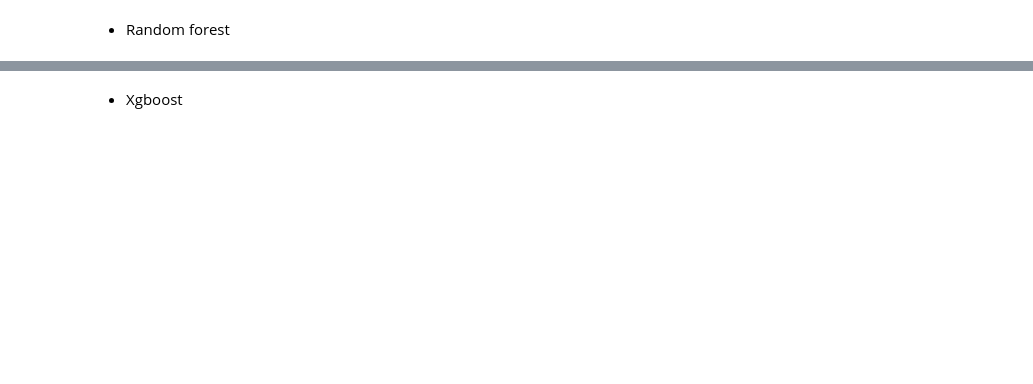
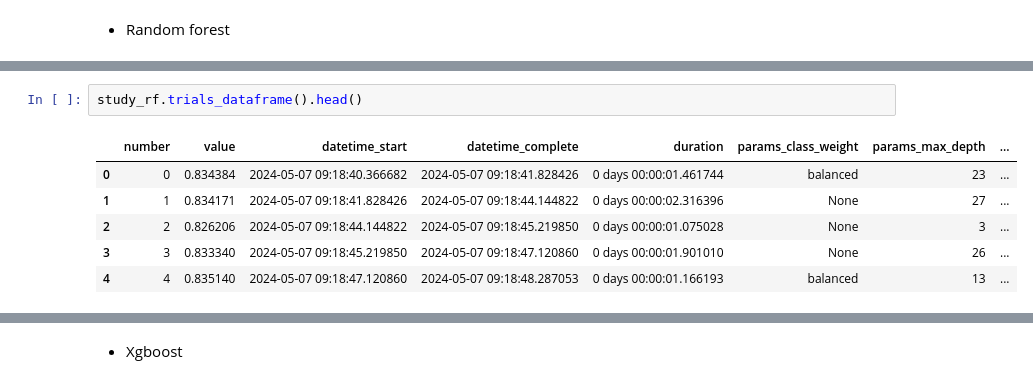
Before and after one commit to Stivencc25/esp_analitica_ciencia_de_datos, a Jupyter notebook: ML-1/class_ml_2.ipynb, the cells around one changed output, grey strips where cells are left out. Saved outputs shown, nothing was run; the diff lists cells and outputs as text; blank space fills up the shorter version.

```diff
--- a/ML-1/class_ml_2.ipynb
+++ b/ML-1/class_ml_2.ipynb
@@ -387,0 +399,9 @@ study_rf.optimize(objective_rf, n_trials=30)
+# %%
+study_rf.trials_dataframe().head()
+# %% [output]
+|  | number | value | datetime_start | datetime_complete | duration | params_class_weight | params_max_depth | ... |
+| 0 | 0 | 0.834384 | 2024-05-07 09:18:40.366682 | 2024-05-07 09:18:41.828426 | 0 days 00:00:01.461744 | balanced | 23 | ... |
+| 1 | 1 | 0.834171 | 2024-05-07 09:18:41.828426 | 2024-05-07 09:18:44.144822 | 0 days 00:00:02.316396 | None | 27 | ... |
+| 2 | 2 | 0.826206 | 2024-05-07 09:18:44.144822 | 2024-05-07 09:18:45.219850 | 0 days 00:00:01.075028 | None | 3 | ... |
+| 3 | 3 | 0.833340 | 2024-05-07 09:18:45.219850 | 2024-05-07 09:18:47.120860 | 0 days 00:00:01.901010 | None | 26 | ... |
+| 4 | 4 | 0.835140 | 2024-05-07 09:18:47.120860 | 2024-05-07 09:18:48.287053 | 0 days 00:00:01.166193 | balanced | 13 | ... |
```
Also changed, not shown: parts of 33 cells of this notebook.
